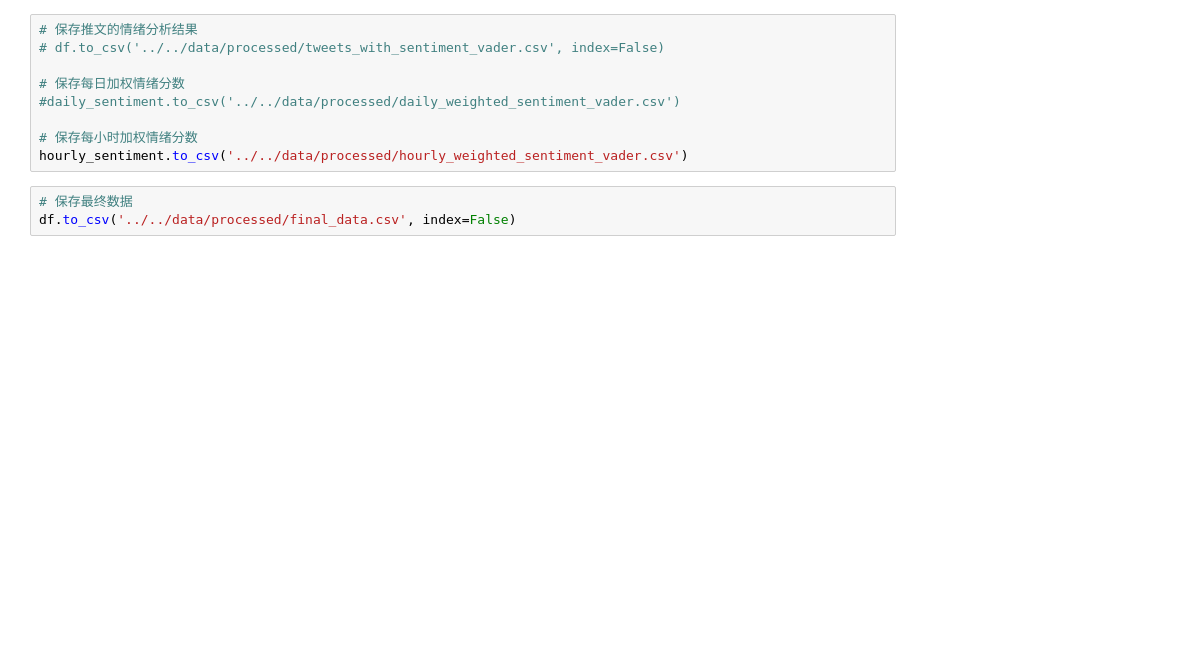
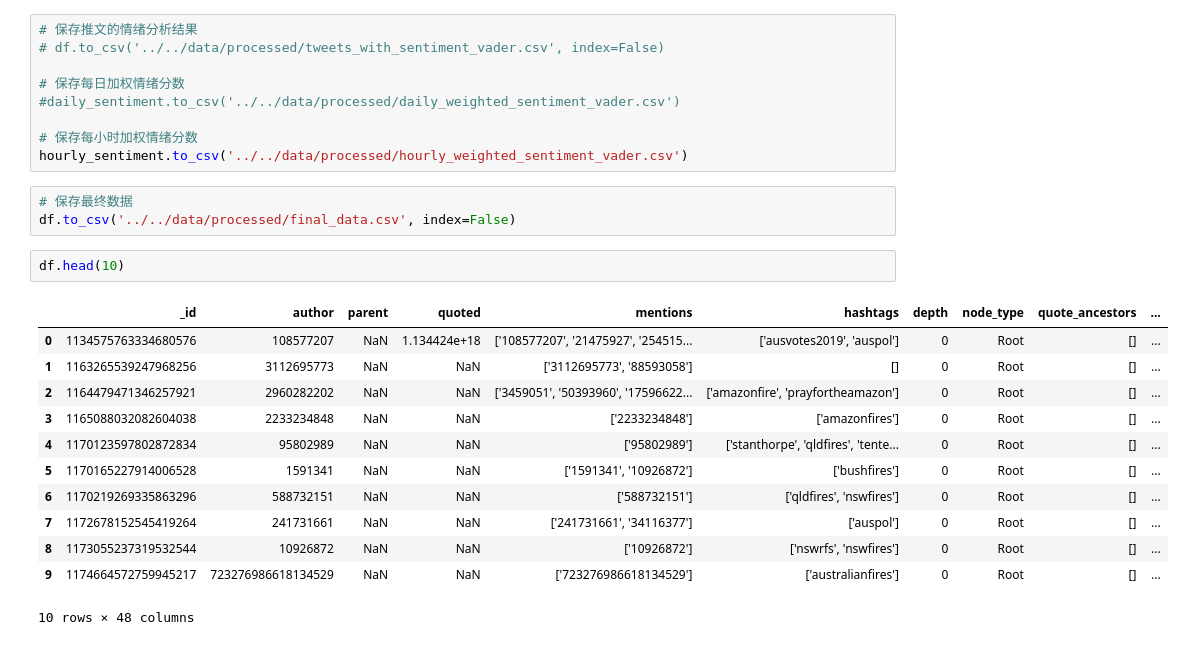
Before and after one commit to Joezhou1211/DECO3801_T50, a Jupyter notebook: backend/notebooks/sentiment.ipynb, the cells around one changed output. Cells and saved outputs as stored; diff of their text form; blank space fills up the shorter version.

```diff
--- a/backend/notebooks/sentiment.ipynb
+++ b/backend/notebooks/sentiment.ipynb
@@ -125,3 +128,18 @@ hourly_sentiment.to_csv('../../data/processed/hourly_weighted_sentiment_vader.cs
 # %%
 # 保存最终数据
 df.to_csv('../../data/processed/final_data.csv', index=False)
+# %%
+df.head(10)
+# %% [output]
+|  | _id | author | parent | quoted | mentions | hashtags | depth | node_type | quote_ancestors | ... |
+| 0 | 1134575763334680576 | 108577207 | NaN | 1.134424e+18 | ['108577207', '21475927', '254515... | ['ausvotes2019', 'auspol'] | 0 | Root | [] | ... |
+| 1 | 1163265539247968256 | 3112695773 | NaN | NaN | ['3112695773', '88593058'] | [] | 0 | Root | [] | ... |
+| 2 | 1164479471346257921 | 2960282202 | NaN | NaN | ['3459051', '50393960', '17596622... | ['amazonfire', 'prayfortheamazon'] | 0 | Root | [] | ... |
+| 3 | 1165088032082604038 | 2233234848 | NaN | NaN | ['2233234848'] | ['amazonfires'] | 0 | Root | [] | ... |
+| 4 | 1170123597802872834 | 95802989 | NaN | NaN | ['95802989'] | ['stanthorpe', 'qldfires', 'tente... | 0 | Root | [] | ... |
+| 5 | 1170165227914006528 | 1591341 | NaN | NaN | ['1591341', '10926872'] | ['bushfires'] | 0 | Root | [] | ... |
+| 6 | 1170219269335863296 | 588732151 | NaN | NaN | ['588732151'] | ['qldfires', 'nswfires'] | 0 | Root | [] | ... |
+| 7 | 1172678152545419264 | 241731661 | NaN | NaN | ['241731661', '34116377'] | ['auspol'] | 0 | Root | [] | ... |
+| 8 | 1173055237319532544 | 10926872 | NaN | NaN | ['10926872'] | ['nswrfs', 'nswfires'] | 0 | Root | [] | ... |
+| 9 | 1174664572759945217 | 723276986618134529 | NaN | NaN | ['723276986618134529'] | ['australianfires'] | 0 | Root | [] | ... |
+10 rows × 48 columns
```
Also changed, not shown: parts of 1 cell of this notebook, 4 other files.
